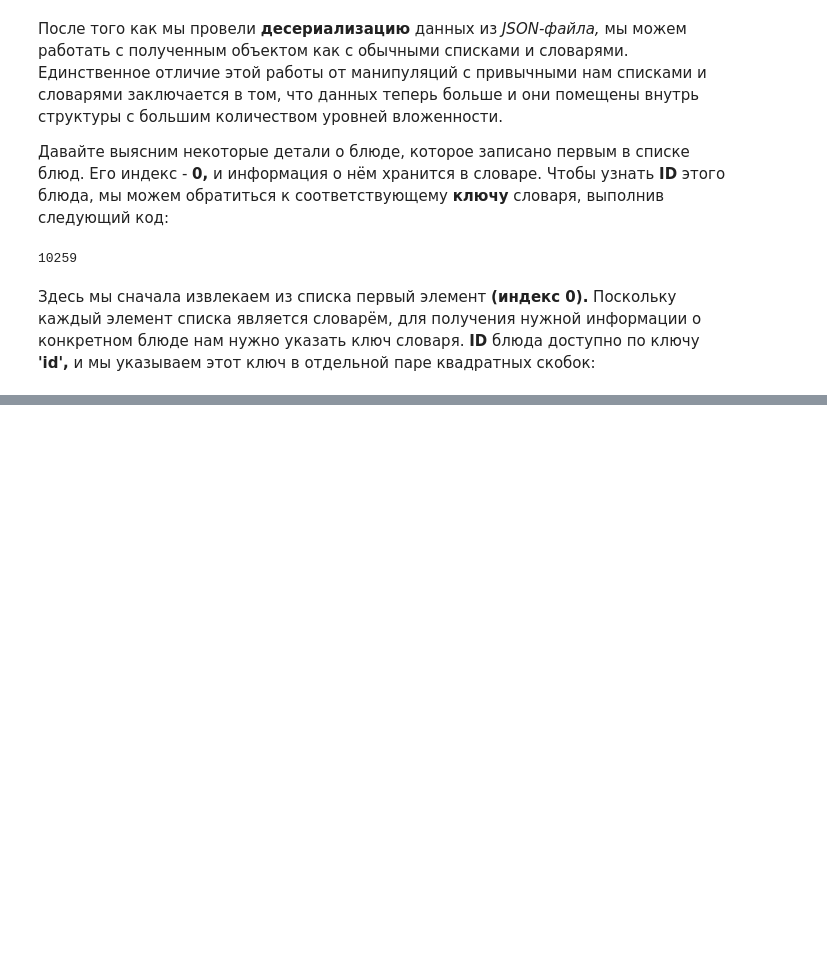
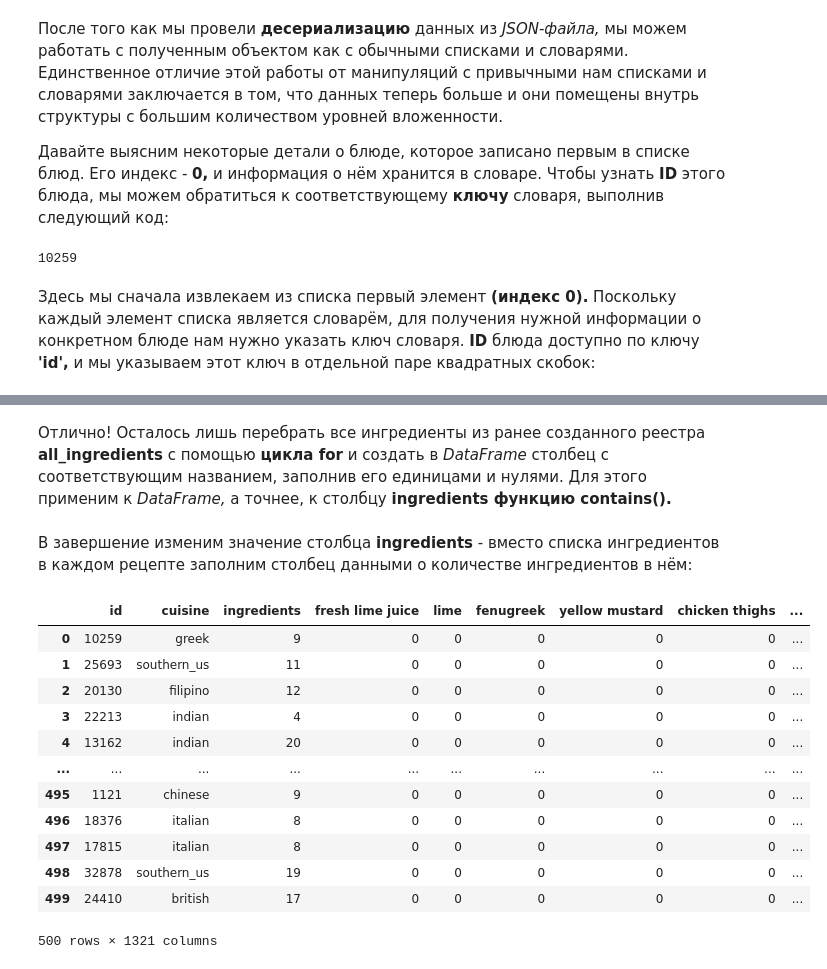
Before and after one commit to Ekaterina-1989/SF_Data_Science, a Jupyter notebook: SkillFactory/PY_16_Как выгружать данные из файлов разных форматов/JSON.ipynb, the cells around one changed output, grey strips where cells are left out. Drawn from its saved outputs; the diff is of its cells as text; code cells hidden in the pictures; blank space fills up the shorter version.

```diff
--- a/SkillFactory/PY_16_Как выгружать данные из файлов разных форматов/JSON.ipynb
+++ b/SkillFactory/PY_16_Как выгружать данные из файлов разных форматов/JSON.ipynb
@@ -100,0 +110,11 @@ recipes[0]['id']
+# %%
+# Импортируем модуль json
+import json
+# Импортируем функцию pprint()
+from pprint import pprint
+# Открываем файл и связываем его с объектом "f"
+with open('data/recipes.json') as f:
+    # Загружаем содержимое открытого файла в переменную recipes
+    recipes = json.load(f)
+# Определяем количество ингредиентов в составе первого блюда/рецепта
+len(recipes[0]['ingredients'])
@@ -100,0 +282,8 @@ recipes[0]['id']
+# %%
+# Импортируем модуль pandas
+import pandas as pd
+# Создаём объект DataFrame, загружая содержимое файла recipes.json
+df = pd.read_json('data/recipes.json')
+
+# Выводим на экран первые строки полученного DataFrame
+display(df.head())
@@ -100,0 +364,41 @@ recipes[0]['id']
+# %%
+# Определяем имя функции и передаваемые аргументы
+def contains(ingredient_list):
+    # Если ингредиент есть в текущем блюде,
+    if ingredient_name in ingredient_list:
+        # возвращаем значение 1
+        return 1
+    # Если ингредиента нет в текущем блюде,
+    else:
+        # возвращаем значение 0
+        return 0
+# %% [markdown]
+Отлично! Осталось лишь перебрать все ингредиенты из ранее созданного реестра **all_ingredients** с помощью **цикла  for**  и создать в *DataFrame* столбец с соответствующим названием, заполнив его единицами и нулями. Для этого применим к *DataFrame,* а точнее, к столбцу **ingredients функцию contains().**
+# %%
+# Последовательно перебираем ингредиенты в реестре all_ingredients
+for ingredient_name in all_ingredients:
+    # В DataFrame cоздаем столбец с именем текущего ингредиента
+    # и заполняем его единицами и нулями,
+    # используя ранее созданную функцию contains
+    df[ingredient_name] = df['ingredients'].apply(contains)
+# %% [markdown]
+В завершение изменим значение столбца **ingredients** - вместо списка ингредиентов в каждом рецепте заполним столбец данными о количестве ингредиентов в нём:
+# %%
+# Заменяем список ингредиентов в рецепте на их количество
+df['ingredients'] = df['ingredients'].apply(len)
+# Выводим содержимое полученного DataFrame на экран
+display(df)
+# %% [output]
+|  | id | cuisine | ingredients | fresh lime juice | lime | fenugreek | yellow mustard | chicken thighs | ... |
+| 0 | 10259 | greek | 9 | 0 | 0 | 0 | 0 | 0 | ... |
+| 1 | 25693 | southern_us | 11 | 0 | 0 | 0 | 0 | 0 | ... |
+| 2 | 20130 | filipino | 12 | 0 | 0 | 0 | 0 | 0 | ... |
+| 3 | 22213 | indian | 4 | 0 | 0 | 0 | 0 | 0 | ... |
+| 4 | 13162 | indian | 20 | 0 | 0 | 0 | 0 | 0 | ... |
+| ... | ... | ... | ... | ... | ... | ... | ... | ... | ... |
+| 495 | 1121 | chinese | 9 | 0 | 0 | 0 | 0 | 0 | ... |
+| 496 | 18376 | italian | 8 | 0 | 0 | 0 | 0 | 0 | ... |
+| 497 | 17815 | italian | 8 | 0 | 0 | 0 | 0 | 0 | ... |
+| 498 | 32878 | southern_us | 19 | 0 | 0 | 0 | 0 | 0 | ... |
+| 499 | 24410 | british | 17 | 0 | 0 | 0 | 0 | 0 | ... |
+500 rows × 1321 columns
```
Also changed, not shown: parts of 48 cells of this notebook, 11 other files.
